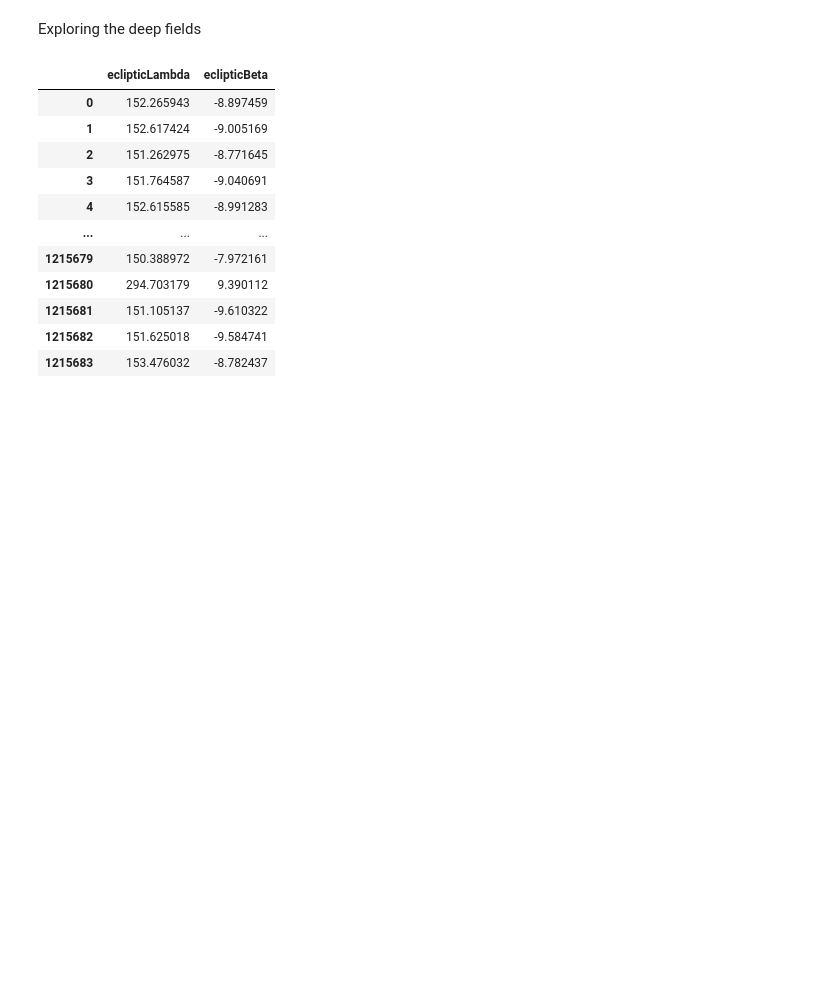
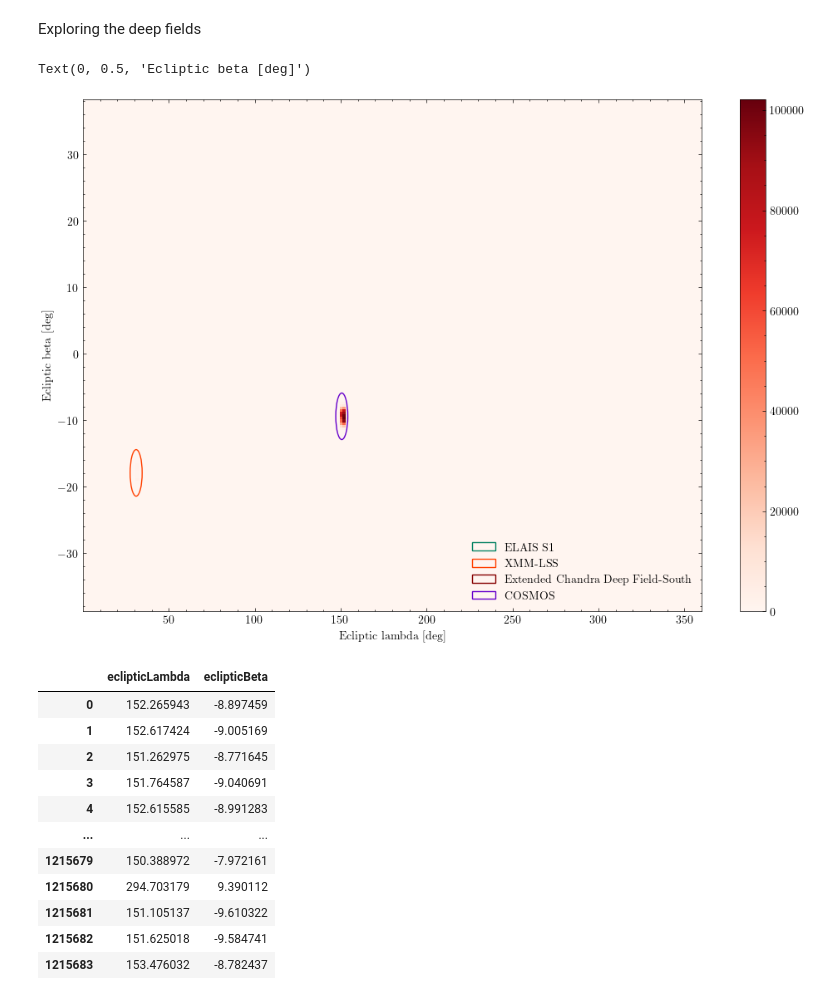
Before and after one commit to Birr0/lsst_eval, a Jupyter notebook: exploring_the_deep_fields.ipynb, the cells around one changed output. Drawn from its saved outputs; the diff is of its cells as text; code cells hidden in the pictures; blank space fills up the shorter version.

Commit message:
Deep fields notebook for highly observed notebooks

```diff
--- a/exploring_the_deep_fields.ipynb
+++ b/exploring_the_deep_fields.ipynb
@@ -28,6 +28,40 @@ objs_detections = query(
 ).to_table().to_pandas()
 # %%
 objs_detections.to_csv("./high_objs_detections_coords.csv")
+# %%
+fig, ax = plt.subplots(figsize=(12,8))
+
+h = ax.hist2d(
+    objs_detections["eclipticLambda"],
+    objs_detections["eclipticBeta"],
+    bins=200,
+    cmap=mpl.colormaps['Reds']
+)
+fig.colorbar(h[3], ax=ax)
+
+
+ddfs = {
+    "ELAIS S1": {"el": 345.97, "eb": -43.18},
+    "XMM-LSS": {"el": 31.04, "eb": -17.90},
+    "Extended Chandra Deep Field-South": {"el": 40.29, "eb": -45.47	},
+    "COSMOS": {"el": 150.70, "eb":  -9.39}
+} # https://www.lsst.org/scientists/survey-design/ddf #
+
+for i, (ddf, coord) in enumerate(ddfs.items()):
+    ax.add_patch(
+        plt.Circle((coord["el"], coord["eb"]), 3.5, label=ddf, facecolor="none", edgecolor=list(filter_colors.values())[i])
+    )
+
+plt.legend(loc="lower right")
+plt.xlabel(
+    "Ecliptic lambda [deg]"
+)
+plt.ylabel(
+    "Ecliptic beta [deg]"
+)
+# %% [output]
+Text(0, 0.5, 'Ecliptic beta [deg]')
+[figure, added]
 # %%
 objs_detections
 # %% [output]
```
Also changed, not shown: parts of 7 cells of this notebook.
